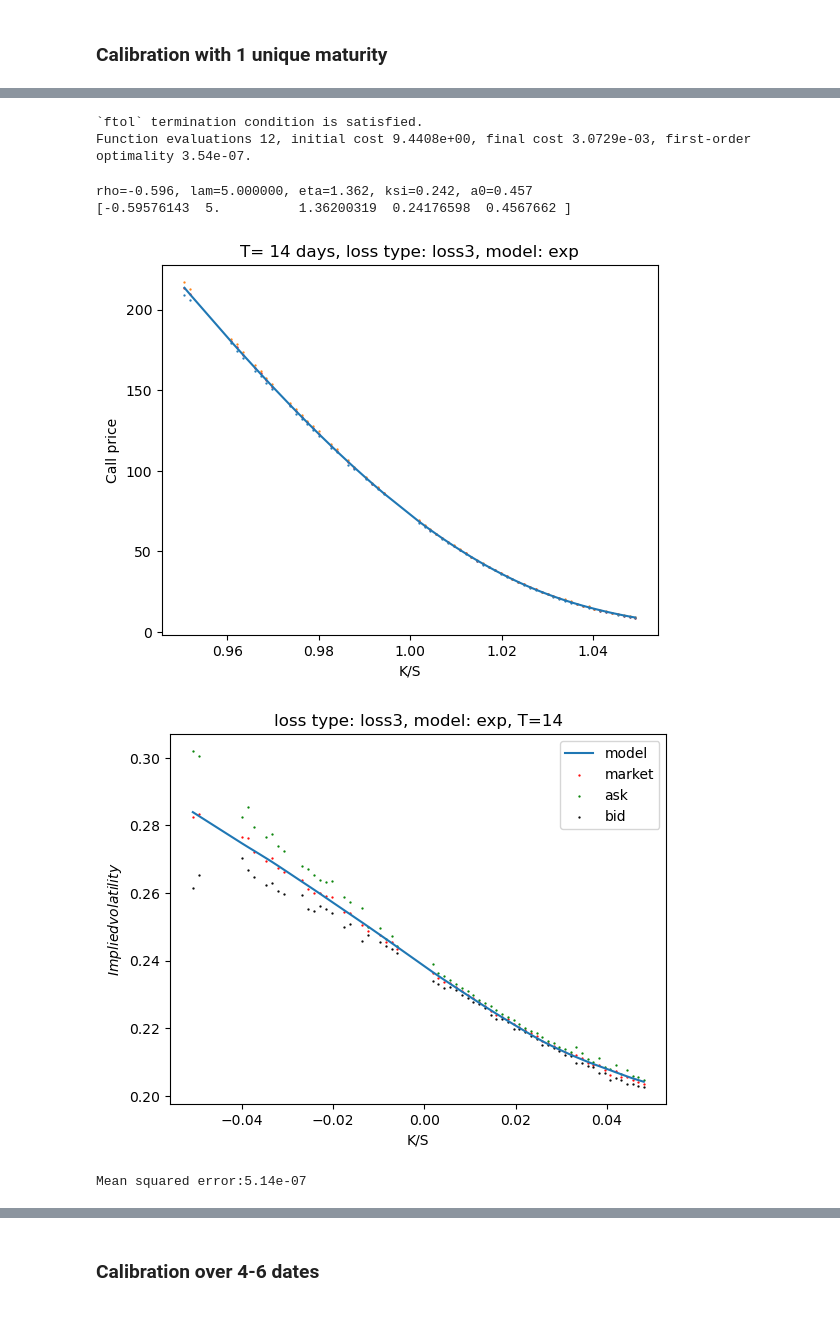
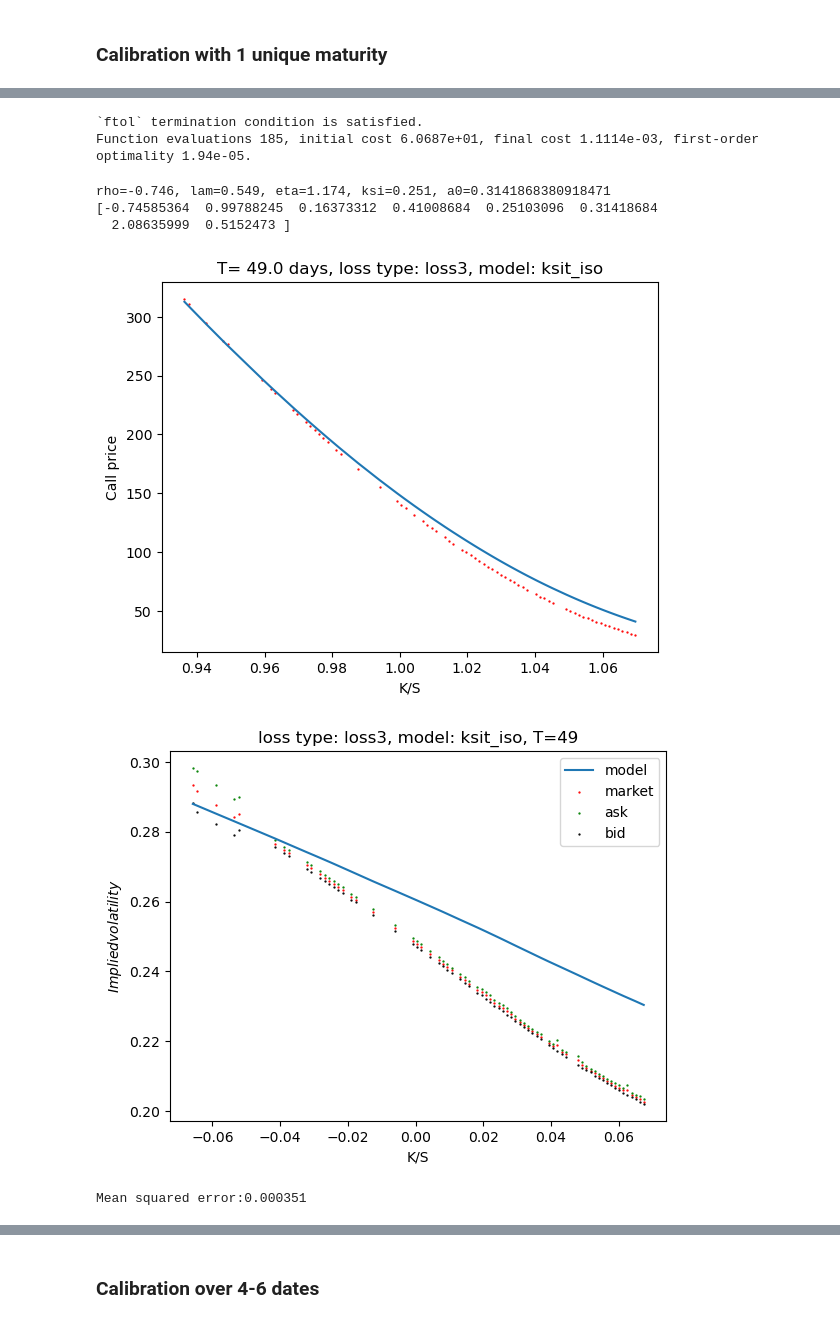
Before and after one commit to GearlessJohn/deep-pricing, a Jupyter notebook: src/simulation_Xt_V1.ipynb, the cells around one changed output, grey strips where cells are left out. Cells and saved outputs as stored; diff of their text form; code cells hidden in the pictures.

```diff
--- a/src/simulation_Xt_V1.ipynb
+++ b/src/simulation_Xt_V1.ipynb
@@ -535,5 +588,5 @@ def calibration(Ks, y, S0, T, kernel="frac", loss=loss_1):
         x0=np.array([-0.75, 1, 1/52, 0.25, 0.2, 0.2, 2, 0.5])
         bounds=([-1, 0, 0, 0, 0, 0, 0, 0], [-0.5, 1.5, 1, 1, 2, 5, 10, 3])
 
-    return least_squares(loss, x0, bounds=bounds, args=(Ks, y, S0, T, kernel), ftol=1e-9, xtol=1e-9, gtol=1e-9, verbose=1)
+    return least_squares(loss, x0, bounds=bounds, args=(Ks, y, S0, T, kernel), ftol=1e-8, xtol=1e-8, gtol=1e-8, verbose=1)
 # %% [output]
@@ -553,7 +606,7 @@ def test_implied_vol(S0, T, Ks, call_models, vol_markets, vol_ask, vol_bid, loss
     ax.scatter(np.log(Ks/S0), vol_bid, label="bid", s=0.4, c="black")
 
     ax.set_xlabel('K/S')
-    ax.set_ylabel('$Implied volatility$')
+    ax.set_ylabel('Implied volatility')
     ax.set_title(f"loss type: loss{loss_type}, model: {model}, T={int(T[0]*365)}")
 
     plt.legend(loc='best')
@@ -595,14 +648,14 @@ data['T'] = (data["expiration"].map(lambda x: pd.Timestamp(x)) - data["quote_dat
 # We use the average of bid and ask for the actual market price
 data['call_markets'] = 0.5 * (data['bid_1545']+data['ask_1545'])
 
-print("All maturities: \n", np.unique(np.sort(data["T"].to_numpy())))
+print("All maturities: \n", 365* np.unique(np.sort(data["T"].to_numpy())))
 
-T = 14/365
+T = 49/365
 print("Chosen maturity:", T*365)
 data = data[data['T']==T]
 S0 = data['S0'].to_numpy()[0]
 data = data[data['S0']==S0]
-data = data[np.abs((data["K"]-S0)/S0)<0.05]
+data = data[np.abs((data["K"]-S0)/S0)<0.07]
 
 Ks = data['K'].to_numpy()
 S0s = [S0]*len(Ks)
@@ -664,32 +882,34 @@ Mean squared error:4.32e-07
 # %%
-res = calibration(Ks=Ks, y=call_markets, S0=S0s, T=Ts, loss=loss_3, kernel="exp")
-params = res.x
+res = calibration(Ks=Ks, y=call_markets, S0=S0s, T=Ts, loss=loss_3, kernel="ksit_iso")
+params_ksit_iso = res.x
 # %% [output]
 `ftol` termination condition is satisfied.
-Function evaluations 12, initial cost 9.4408e+00, final cost 3.0729e-03, first-order optimality 3.54e-07.
+Function evaluations 185, initial cost 6.0687e+01, final cost 1.1114e-03, first-order optimality 1.94e-05.
 # %%
-print(f"rho={params[0]:.3f}, lam={params[1]:.6f}, eta={params[2]:.3f}, ksi={params[3]:.3f}, a0={params[4]:.3f} ")
+params = params_ksit_iso
+eta = params[1]*params[2]**(params[3]-0.5)
+lam = -(params[3]-0.5)/params[2]
+print(f"rho={params[0]:.3f}, lam={lam:.3f}, eta={eta:.3f}, ksi={params[4]:.3f}, a0={params[5]} ")
 print(params)
-ST = S0*sample_S_exp(T=Ts, rho=params[0], lam=params[1], eta=params[2], ksi=params[3], a0=params[4])[0,:,-1]
+ST = S0*sample_S_iso(T=Ts, rho=params[0], v=params[1], epsilon=params[2], H=params[3], alpha0=params[4], alpha1=params[5], beta=params[6], sig="ksit")[0,:,-1]
 
 call_models = [np.mean(np.maximum(ST-Ks[i], 0))  for i in range(len(Ks))]
 fig = plt.figure()
 ax = fig.add_subplot(111)
 ax.scatter(Ks/S0, call_markets, s=0.4, c="red")
-ax.scatter(Ks/S0, data["bid_1545"].to_numpy(), s=0.4)
-ax.scatter(Ks/S0, data["ask_1545"].to_numpy(), s=0.4)
 ax.plot(Ks/S0, call_models, "-")
 
 ax.set_xlabel("K/S")
 ax.set_ylabel("Call price")
-ax.set_title(f"T= {int(T*365)} days, loss type: loss3, model: exp")
+ax.set_title(f"T= {T*365} days, loss type: loss3, model: ksit_iso")
 plt.show()
 
 
-test_implied_vol(S0=S0s, T=Ts, Ks=Ks, call_models=call_models, vol_markets=vol_markets, vol_ask = vol_ask, vol_bid = vol_bid, model="exp", loss_type=3)
+test_implied_vol(S0=S0s, T=Ts, Ks=Ks, call_models=call_models, vol_markets=vol_markets, vol_ask = vol_ask, vol_bid = vol_bid, model="ksit_iso", loss_type=3)
 # %% [output]
-rho=-0.596, lam=5.000000, eta=1.362, ksi=0.242, a0=0.457
-[-0.59576143  5.          1.36200319  0.24176598  0.4567662 ]
+rho=-0.746, lam=0.549, eta=1.174, ksi=0.251, a0=0.3141868380918471
+[-0.74585364  0.99788245  0.16373312  0.41008684  0.25103096  0.31418684
+  2.08635999  0.5152473 ]
-[figure, old version]
+[figure, new version]
-[figure, old version]
+[figure, new version]
-Mean squared error:5.14e-07
+Mean squared error:0.000351
```
Also changed, not shown: parts of 33 cells of this notebook.
